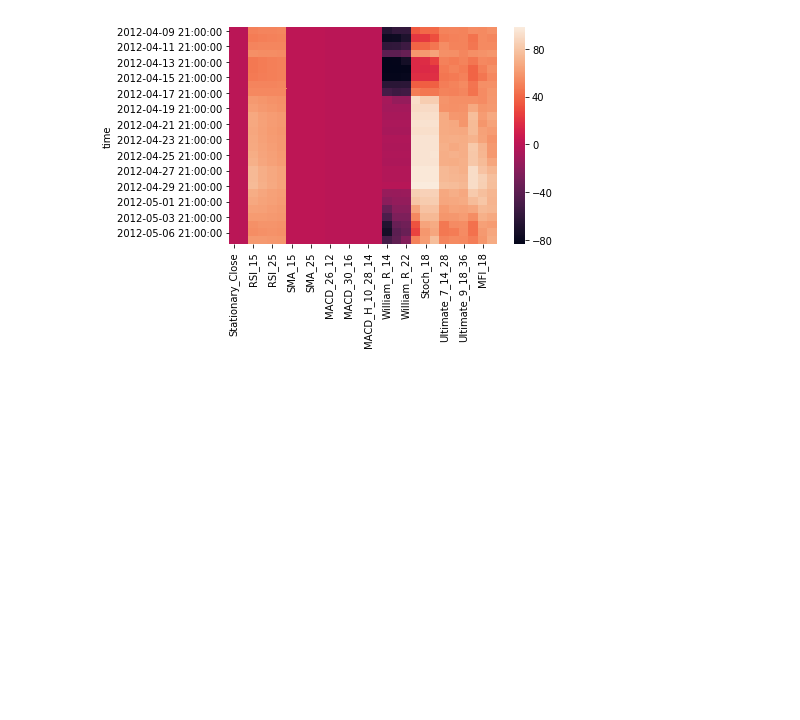
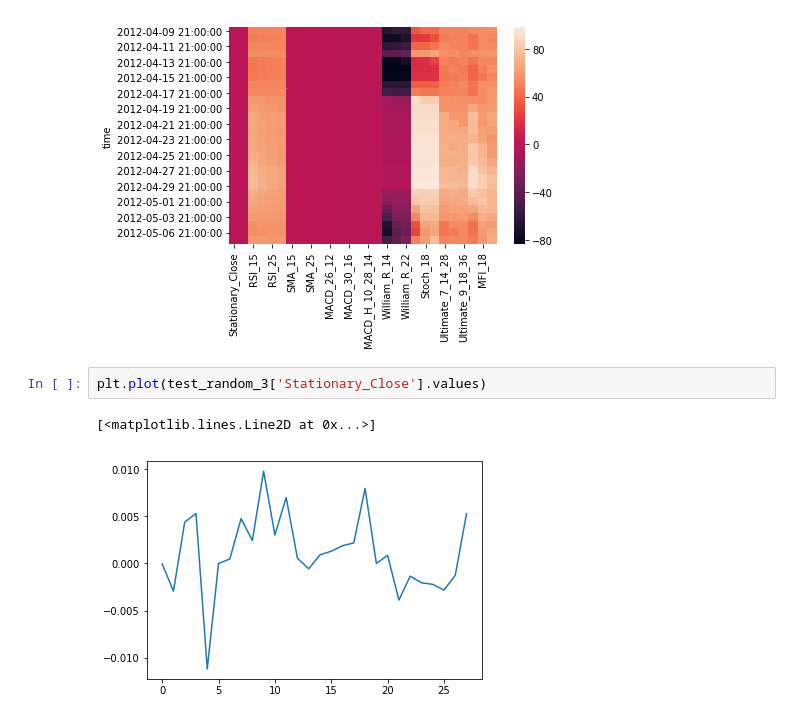
Before and after one commit to dmbernaal/Stella, a Jupyter notebook: 3_data_prep_sliding_window.ipynb, the cells around one changed output. Saved outputs shown, nothing was run; the diff lists cells and outputs as text; blank space fills up the shorter version.

```diff
--- a/3_data_prep_sliding_window.ipynb
+++ b/3_data_prep_sliding_window.ipynb
@@ -353,3 +355,8 @@ sns.heatmap(test_random_3)
 # %% [output]
 <matplotlib.axes._subplots.AxesSubplot at 0x...>
 [figure]
+# %%
+plt.plot(test_random_3['Stationary_Close'].values)
+# %% [output]
+[<matplotlib.lines.Line2D at 0x...>]
+[figure, added]
```
Also changed, not shown: parts of 13 cells of this notebook.
